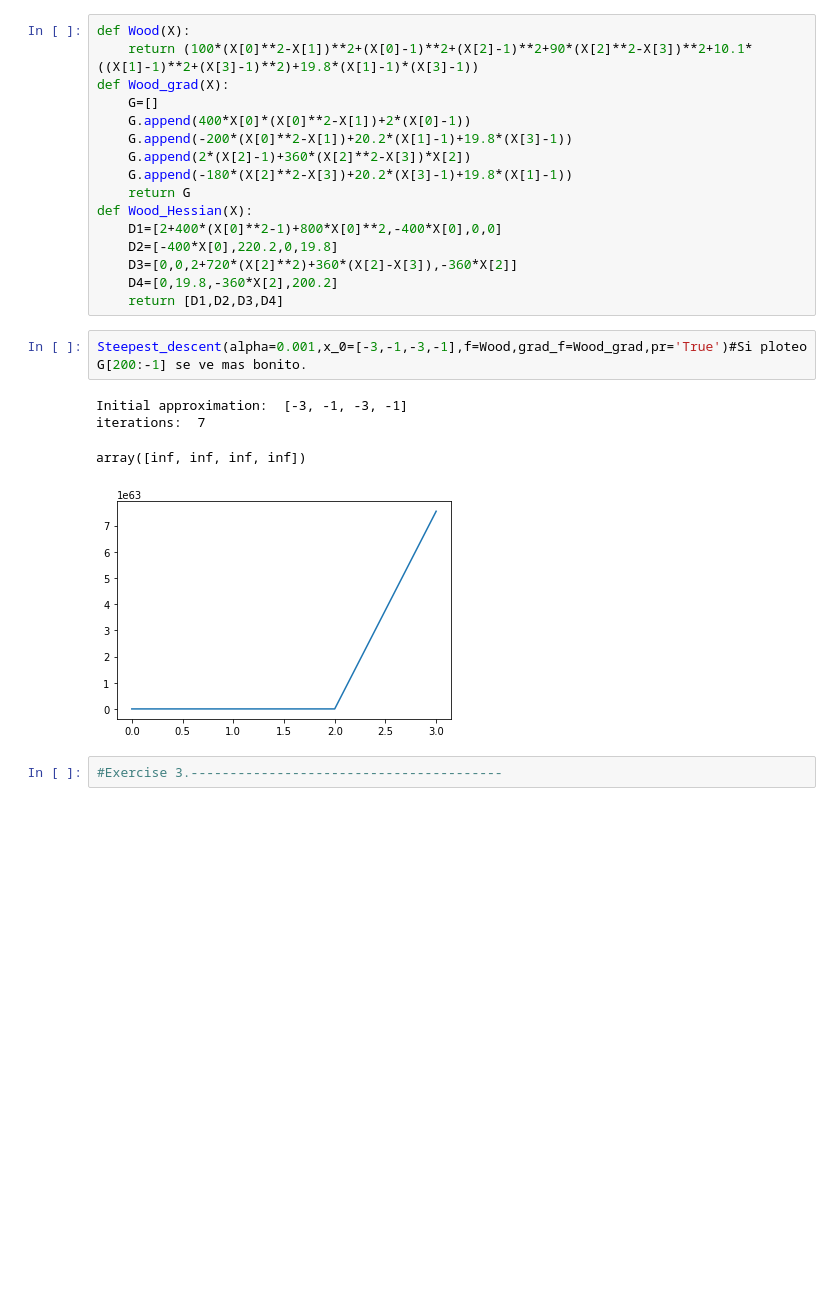
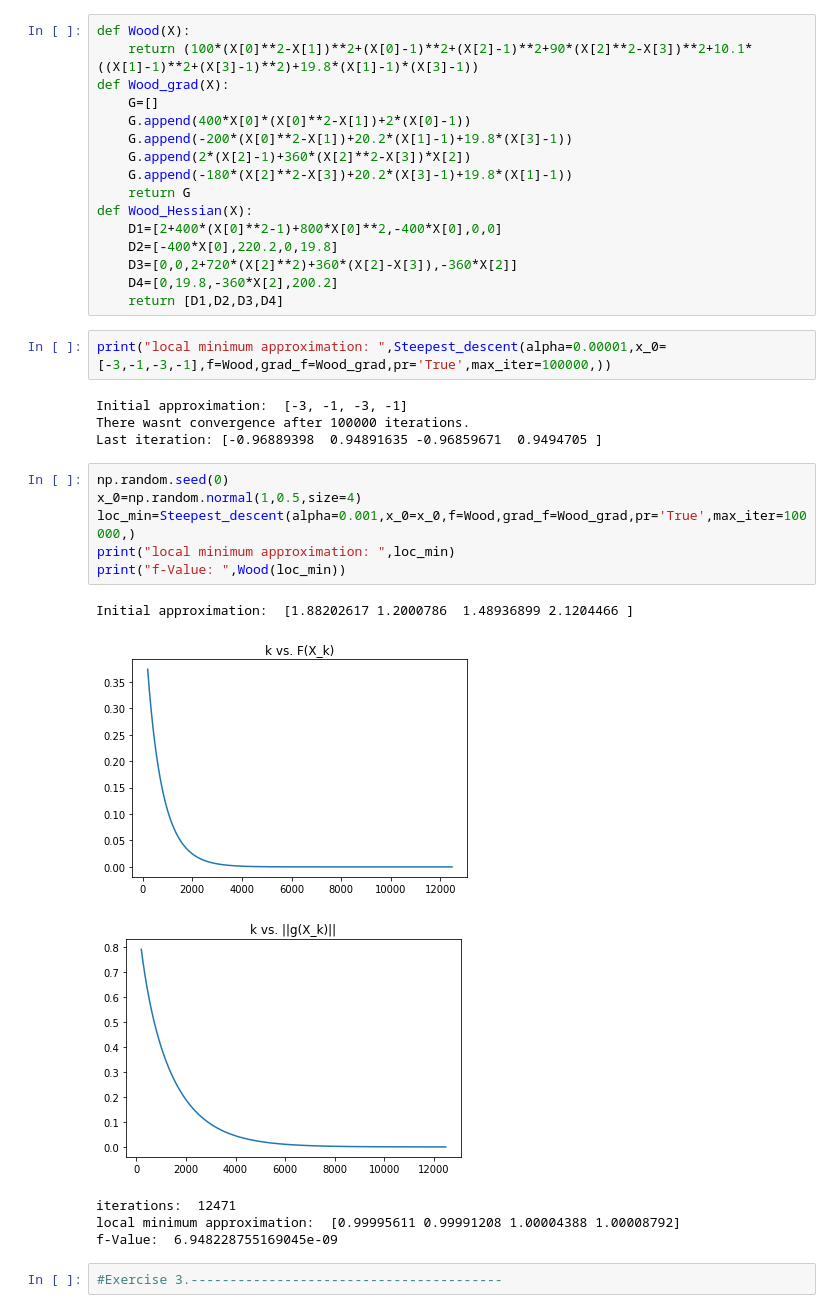
Before and after one commit to JairEsc/Mat_Apl, a Jupyter notebook: Opt_T4.ipynb, the cells around one changed output. Saved outputs shown, nothing was run; the diff lists cells and outputs as text; blank space fills up the shorter version.

```diff
--- a/Opt_T4.ipynb
+++ b/Opt_T4.ipynb
@@ -161,12 +279,24 @@ def Wood_Hessian(X):
     D4=[0,19.8,-360*X[2],200.2]
     return [D1,D2,D3,D4]
 # %%
-Steepest_descent(alpha=0.001,x_0=[-3,-1,-3,-1],f=Wood,grad_f=Wood_grad,pr='True')#Si ploteo G[200:-1] se ve mas bonito.
+print("local minimum approximation: ",Steepest_descent(alpha=0.00001,x_0=[-3,-1,-3,-1],f=Wood,grad_f=Wood_grad,pr='True',max_iter=100000,))
 # %% [output]
 Initial approximation:  [-3, -1, -3, -1]
-iterations:  7
+There wasnt convergence after 100000 iterations.
+Last iteration: [-0.96889398  0.94891635 -0.96859671  0.9494705 ]
-array([inf, inf, inf, inf])
-[figure, removed]
+# %%
+np.random.seed(0)
+x_0=np.random.normal(1,0.5,size=4)
+loc_min=Steepest_descent(alpha=0.001,x_0=x_0,f=Wood,grad_f=Wood_grad,pr='True',max_iter=100000,)
+print("local minimum approximation: ",loc_min)
+print("f-Value: ",Wood(loc_min))
+# %% [output]
+Initial approximation:  [1.88202617 1.2000786  1.48936899 2.1204466 ]
+[figure, added]
+[figure, added]
+iterations:  12471
+local minimum approximation:  [0.99995611 0.99991208 1.00004388 1.00008792]
+f-Value:  6.948228755169045e-09
 # %%
 #Exercise 3.----------------------------------------
 # %%
```
Also changed, not shown: parts of 12 cells of this notebook.
